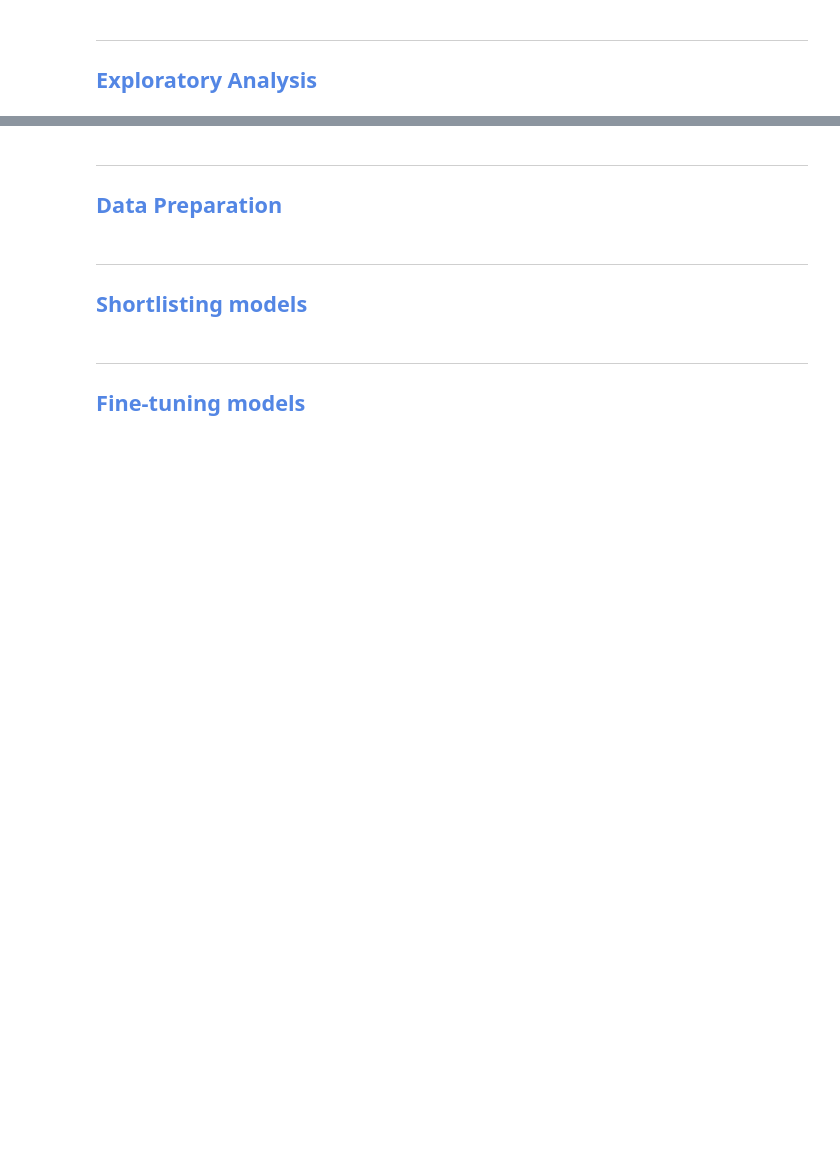
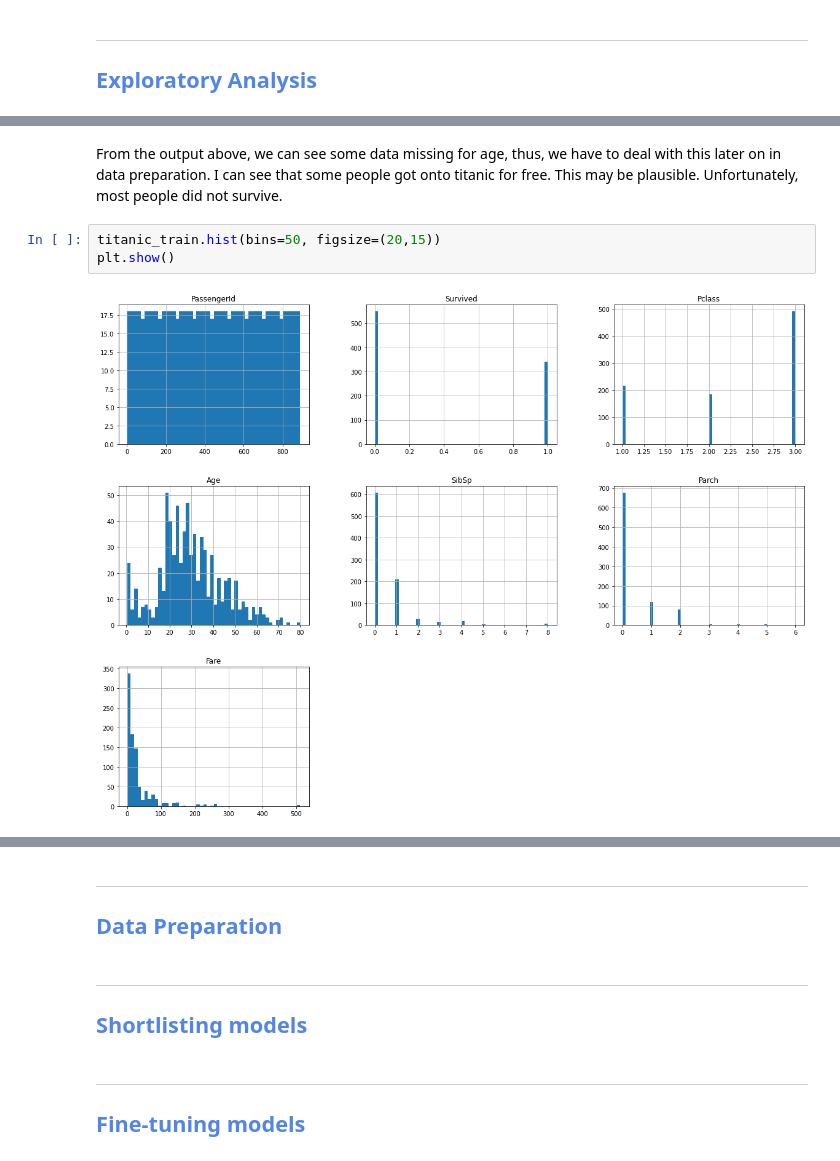
Before and after one commit to FukiBabasaki/Data-science-portfolio, a Jupyter notebook: Notebooks/Supervised/Titanic-classification/titanic-classification.ipynb, the cells around one changed output, grey strips where cells are left out. Drawn from its saved outputs; the diff is of its cells as text; blank space fills up the shorter version.

Commit message:
Visualise data

```diff
--- a/Notebooks/Supervised/Titanic-classification/titanic-classification.ipynb
+++ b/Notebooks/Supervised/Titanic-classification/titanic-classification.ipynb
@@ -43,0 +74,7 @@ titanic_train.head(5)
+# %% [markdown]
+From the output above, we can see some data missing for age, thus, we have to deal with this later on in data preparation. I can see that some people got onto titanic for free. This may be plausible. Unfortunately, most people did not survive.
+# %%
+titanic_train.hist(bins=50, figsize=(20,15))
+plt.show()
+# %% [output]
+[figure, added]
```
Also changed, not shown: parts of 13 cells of this notebook.
